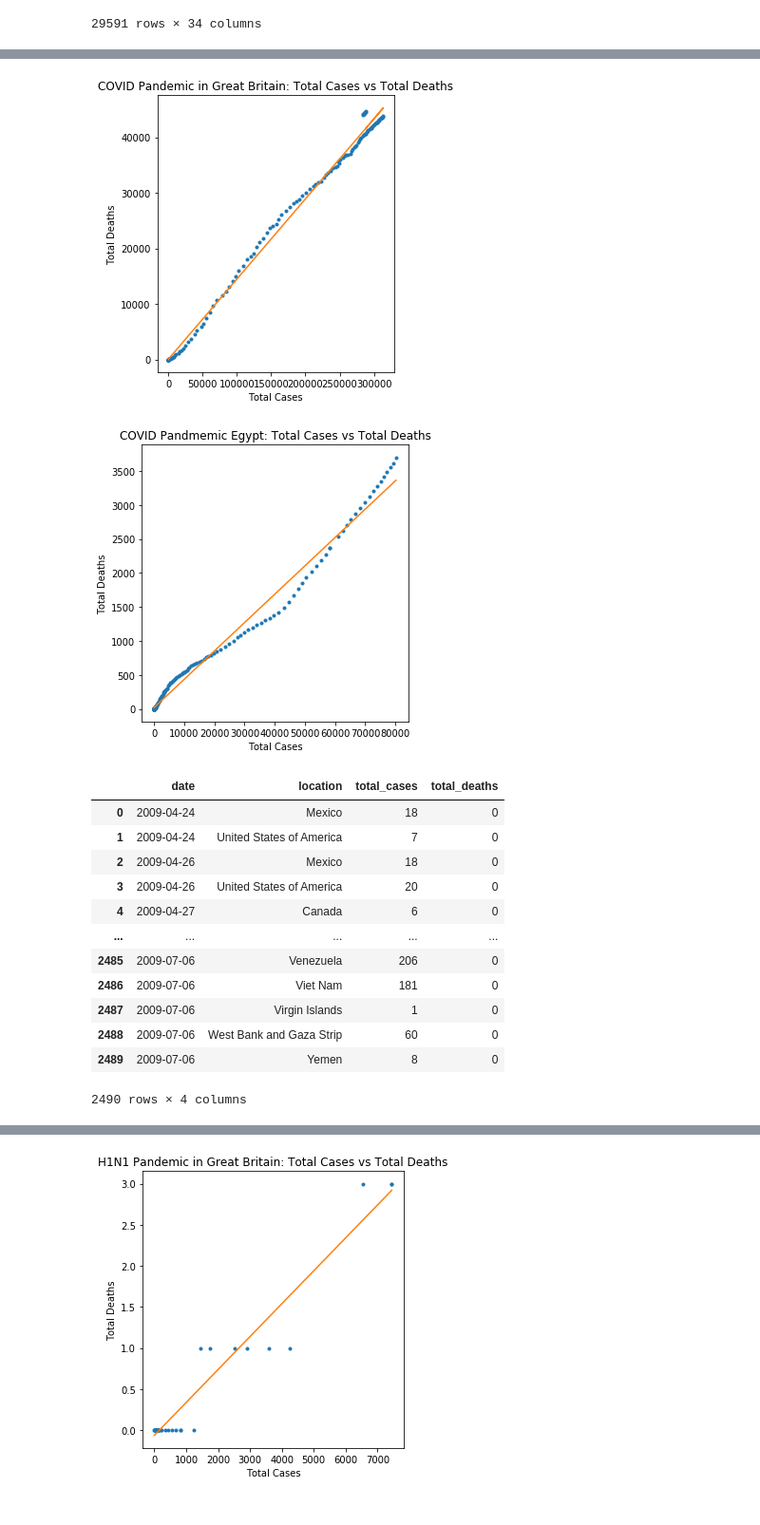
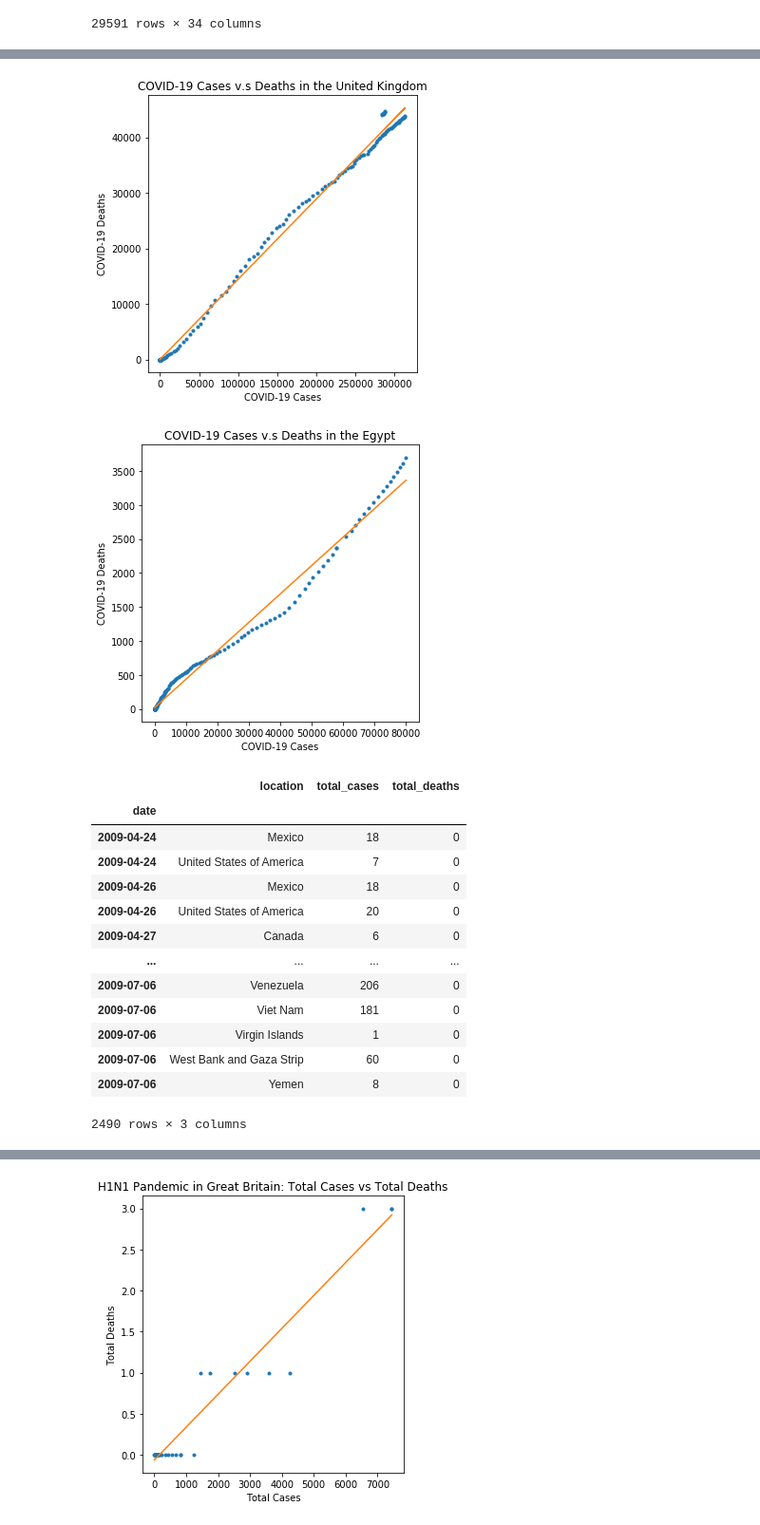
Before and after one commit to Akplesa/viruses, a Jupyter notebook: John_branch-UK and EGY.ipynb, the cells around one changed output, grey strips where cells are left out. Shown at 95% size. Saved outputs shown, nothing was run; the diff lists cells and outputs as text; code cells hidden in the pictures.

```diff
--- a/John_branch-UK and EGY.ipynb
+++ b/John_branch-UK and EGY.ipynb
@@ -74,28 +209,28 @@ plt.show()
 # %%
 ##COVID-19 Do more cases= more deaths?
 # plot scatter plot and linear regression for each country Cases x, Deaths y
 
 cases_G_c = np.array(GBR_c["total_cases"])
 deaths_G_c = np.array(GBR_c["total_deaths"])
 f = plt.figure(figsize=(5,5))
 ax = f.add_subplot(111)
 plt.plot(cases_G_c, deaths_G_c, '.')
 
 m,b = np.polyfit(cases_G_c, deaths_G_c, 1)
 plt.plot(cases_G_c,m*cases_G_c+b)
 #GBR_cases = plt.scatter(x_axis_GBR, y_axis_GBR, color= "red", facecolors="red", edgecolors="black", label="GBR")
 
 
 plt.tight_layout()
 #plt.xticks(np.arange(0, len(cases_G_c)+1, 1000))
 #plt.legend(["Great Britain", "Egypt"])
-plt.title("COVID Pandemic in Great Britain: Total Cases vs Total Deaths")
-plt.xlabel("Total Cases")
-plt.ylabel("Total Deaths")
+plt.title("COVID-19 Cases v.s Deaths in the United Kingdom")
+plt.xlabel("COVID-19 Cases")
+plt.ylabel("COVID-19 Deaths")
 plt.tight_layout()
 plt.show()
 # %% [output]
-[figure, old version]
+[figure, new version]
 # %%
 cases_E_c = np.array(EGY_c["total_cases"])
 deaths_E_c = np.array(EGY_c["total_deaths"])
@@ -110,13 +245,13 @@ plt.plot(cases_E_c,m*cases_E_c+b)
 plt.tight_layout()
 #plt.xticks(np.arange(len(x_axis_EGY_c)+1)
 #plt.legend(["Great Britain", "Egypt"])
-plt.title("COVID Pandmemic Egypt: Total Cases vs Total Deaths")
-plt.xlabel("Total Cases")
-plt.ylabel("Total Deaths")
+plt.title("COVID-19 Cases v.s Deaths in the Egypt")
+plt.xlabel("COVID-19 Cases")
+plt.ylabel("COVID-19 Deaths")
 plt.tight_layout()
 plt.show()
 # %% [output]
-[figure, old version]
+[figure, new version]
 # %%
 #Clean H1N1 DataFrame and extract data based on location, date, total_cases, and total_deaths
 #Create new H1N1 DataFrame
@@ -128,18 +263,19 @@ H1N1_data
 H1N1_data_2 = H1N1_data.rename(columns={"Date":"date", "Country": "location", "Cumulative no. of cases":"total_cases","Cumulative no. of deaths":"total_deaths"})
 H1N1_data_2
 clean_h1n1 = H1N1_data_2[["date", "location","total_cases", "total_deaths" ]]
-clean_h1n1
+clean_h1n1.set_index("date")
 # %% [output]
-|  | date | location | total_cases | total_deaths |
-| 0 | 2009-04-24 | Mexico | 18 | 0 |
-| 1 | 2009-04-24 | United States of America | 7 | 0 |
-| 2 | 2009-04-26 | Mexico | 18 | 0 |
-| 3 | 2009-04-26 | United States of America | 20 | 0 |
-| 4 | 2009-04-27 | Canada | 6 | 0 |
-| ... | ... | ... | ... | ... |
-| 2485 | 2009-07-06 | Venezuela | 206 | 0 |
-| 2486 | 2009-07-06 | Viet Nam | 181 | 0 |
-| 2487 | 2009-07-06 | Virgin Islands | 1 | 0 |
-| 2488 | 2009-07-06 | West Bank and Gaza Strip | 60 | 0 |
-| 2489 | 2009-07-06 | Yemen | 8 | 0 |
+|  | location | total_cases | total_deaths |
+| date |  |  |  |
+| 2009-04-24 | Mexico | 18 | 0 |
+| 2009-04-24 | United States of America | 7 | 0 |
+| 2009-04-26 | Mexico | 18 | 0 |
+| 2009-04-26 | United States of America | 20 | 0 |
+| 2009-04-27 | Canada | 6 | 0 |
+| ... | ... | ... | ... |
+| 2009-07-06 | Venezuela | 206 | 0 |
+| 2009-07-06 | Viet Nam | 181 | 0 |
+| 2009-07-06 | Virgin Islands | 1 | 0 |
+| 2009-07-06 | West Bank and Gaza Strip | 60 | 0 |
+| 2009-07-06 | Yemen | 8 | 0 |
-2490 rows × 4 columns
+2490 rows × 3 columns
```
Also changed, not shown: parts of 16 cells of this notebook.
